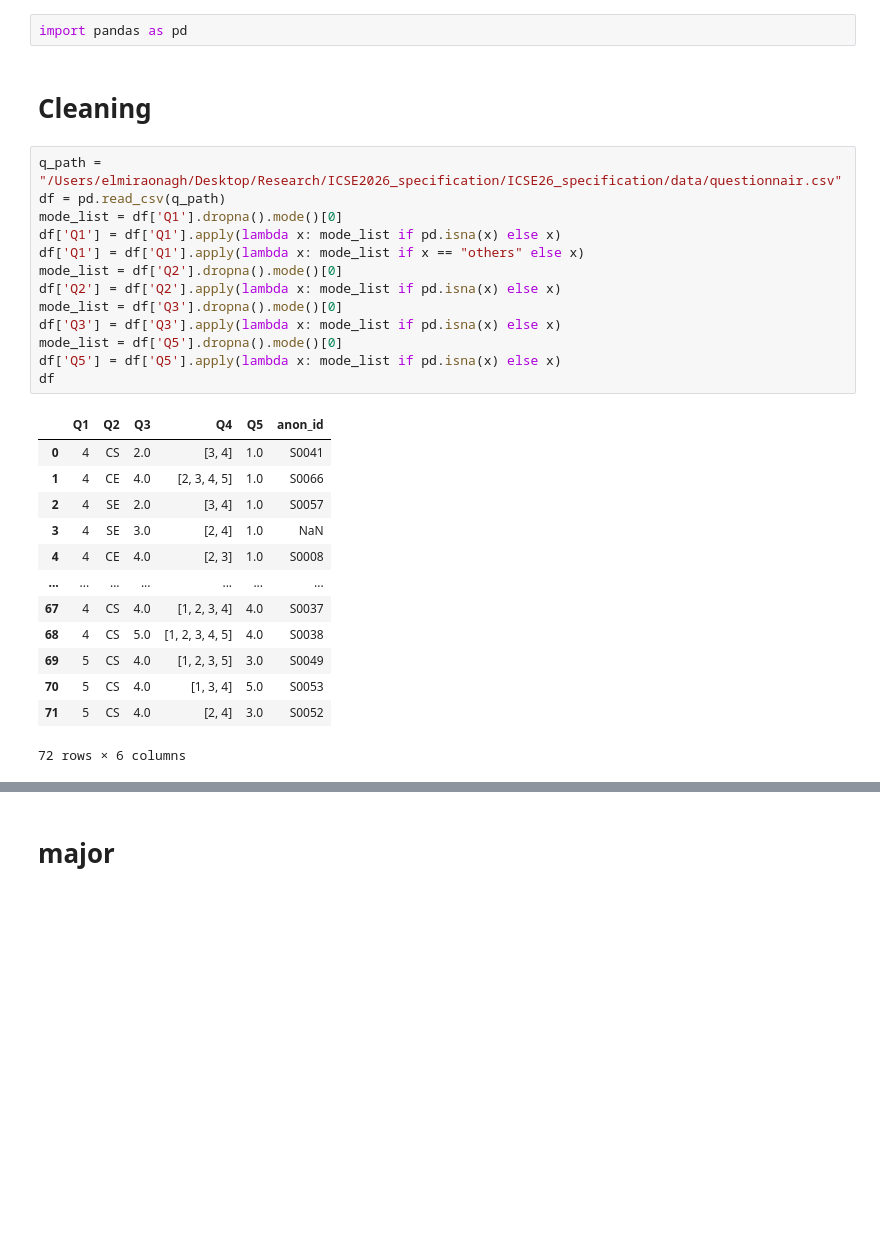
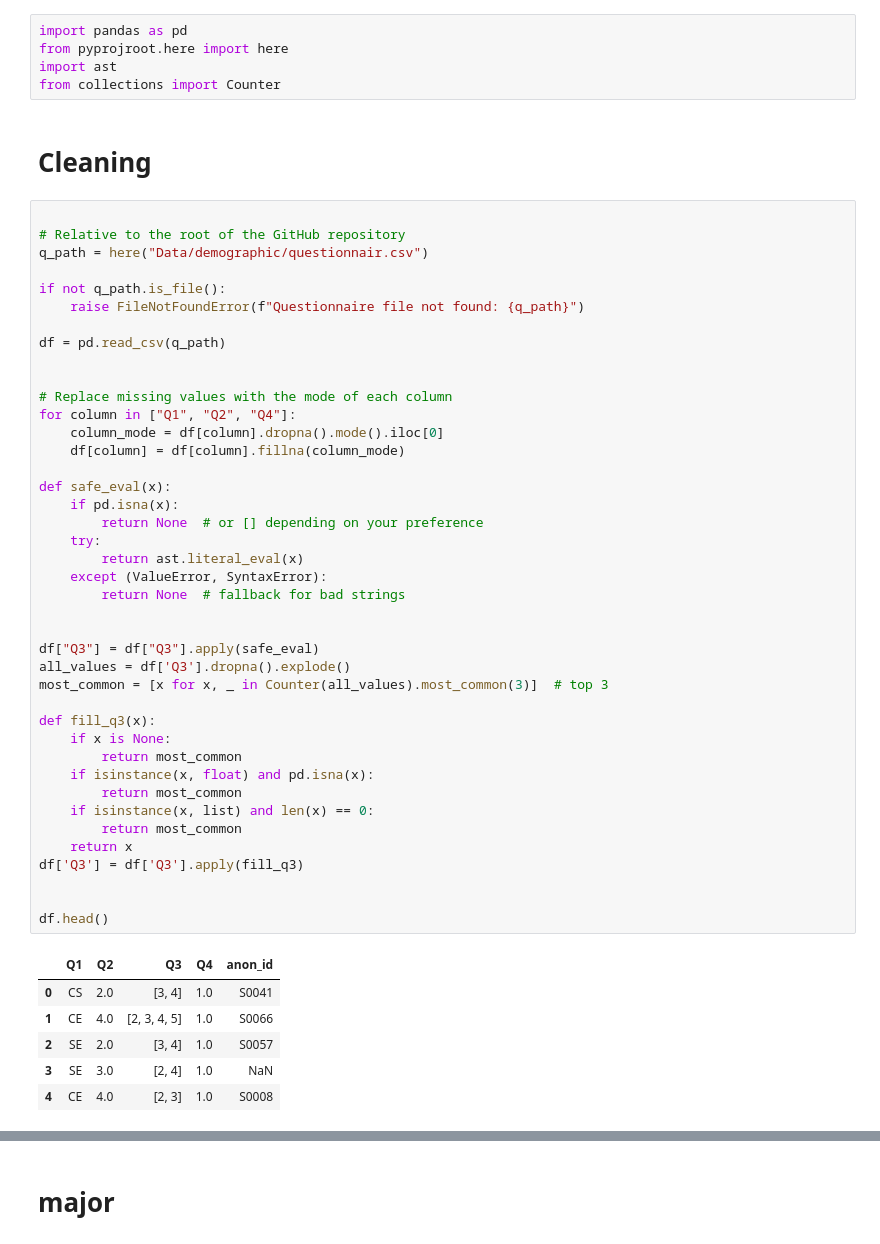
Before and after one commit to SecretActionDev/ICSE_How-Specification-Explicitness-Shapes-Failure-in-LLM-Generated-Code, a Jupyter notebook: Analysis/demographic/demo_analysis.ipynb, the cells around one changed output, grey strips where cells are left out. Saved outputs shown, nothing was run; the diff lists cells and outputs as text; blank space fills up the shorter version.

```diff
--- a/Analysis/demographic/demo_analysis.ipynb
+++ b/Analysis/demographic/demo_analysis.ipynb
@@ -1,31 +12,55 @@
 # %%
 import pandas as pd
+from pyprojroot.here import here
+import ast
+from collections import Counter
 # %% [markdown]
 # Cleaning
 # %%
-q_path = "/Users/elmiraonagh/Desktop/Research/ICSE2026_specification/ICSE26_specification/data/questionnair.csv"
+
+# Relative to the root of the GitHub repository
+q_path = here("Data/demographic/questionnair.csv")
+
+if not q_path.is_file():
+    raise FileNotFoundError(f"Questionnaire file not found: {q_path}")
+
 df = pd.read_csv(q_path)
-mode_list = df['Q1'].dropna().mode()[0]
-df['Q1'] = df['Q1'].apply(lambda x: mode_list if pd.isna(x) else x)
-df['Q1'] = df['Q1'].apply(lambda x: mode_list if x == "others" else x)
-mode_list = df['Q2'].dropna().mode()[0]
-df['Q2'] = df['Q2'].apply(lambda x: mode_list if pd.isna(x) else x)
-mode_list = df['Q3'].dropna().mode()[0]
-df['Q3'] = df['Q3'].apply(lambda x: mode_list if pd.isna(x) else x)
-mode_list = df['Q5'].dropna().mode()[0]
-df['Q5'] = df['Q5'].apply(lambda x: mode_list if pd.isna(x) else x)
-df
+
+
+# Replace missing values with the mode of each column
+for column in ["Q1", "Q2", "Q4"]:
+    column_mode = df[column].dropna().mode().iloc[0]
+    df[column] = df[column].fillna(column_mode)
+
+def safe_eval(x):
+    if pd.isna(x):
+        return None  # or [] depending on your preference
+    try:
+        return ast.literal_eval(x)
+    except (ValueError, SyntaxError):
+        return None  # fallback for bad strings
+
+
+df["Q3"] = df["Q3"].apply(safe_eval)
+all_values = df['Q3'].dropna().explode()
+most_common = [x for x, _ in Counter(all_values).most_common(3)]  # top 3
+
+def fill_q3(x):
+    if x is None:
+        return most_common
+    if isinstance(x, float) and pd.isna(x):
+        return most_common
+    if isinstance(x, list) and len(x) == 0:
+        return most_common
+    return x
+df['Q3'] = df['Q3'].apply(fill_q3)
+
+
+df.head()
 # %% [output]
-|  | Q1 | Q2 | Q3 | Q4 | Q5 | anon_id |
-| 0 | 4 | CS | 2.0 | [3, 4] | 1.0 | S0041 |
-| 1 | 4 | CE | 4.0 | [2, 3, 4, 5] | 1.0 | S0066 |
-| 2 | 4 | SE | 2.0 | [3, 4] | 1.0 | S0057 |
-| 3 | 4 | SE | 3.0 | [2, 4] | 1.0 | NaN |
-| 4 | 4 | CE | 4.0 | [2, 3] | 1.0 | S0008 |
-| ... | ... | ... | ... | ... | ... | ... |
-| 67 | 4 | CS | 4.0 | [1, 2, 3, 4] | 4.0 | S0037 |
-| 68 | 4 | CS | 5.0 | [1, 2, 3, 4, 5] | 4.0 | S0038 |
-| 69 | 5 | CS | 4.0 | [1, 2, 3, 5] | 3.0 | S0049 |
-| 70 | 5 | CS | 4.0 | [1, 3, 4] | 5.0 | S0053 |
-| 71 | 5 | CS | 4.0 | [2, 4] | 3.0 | S0052 |
+|  | Q1 | Q2 | Q3 | Q4 | anon_id |
+| 0 | CS | 2.0 | [3, 4] | 1.0 | S0041 |
+| 1 | CE | 4.0 | [2, 3, 4, 5] | 1.0 | S0066 |
+| 2 | SE | 2.0 | [3, 4] | 1.0 | S0057 |
+| 3 | SE | 3.0 | [2, 4] | 1.0 | NaN |
+| 4 | CE | 4.0 | [2, 3] | 1.0 | S0008 |
-72 rows × 6 columns
```
Also changed, not shown: parts of 23 cells of this notebook, 34 other files.
